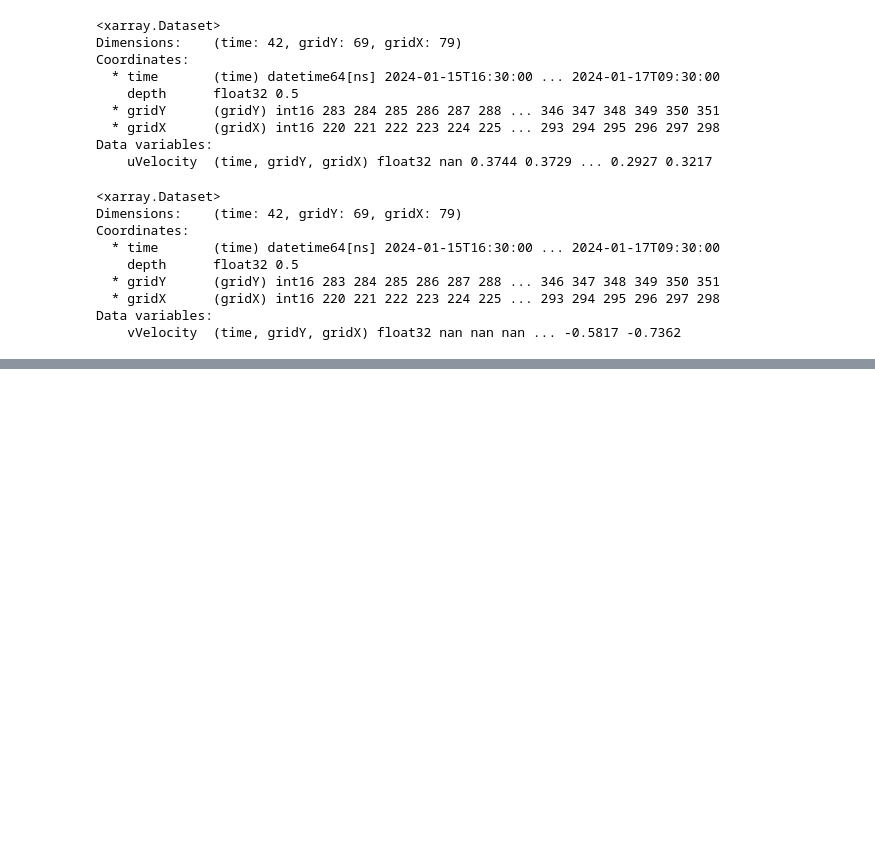
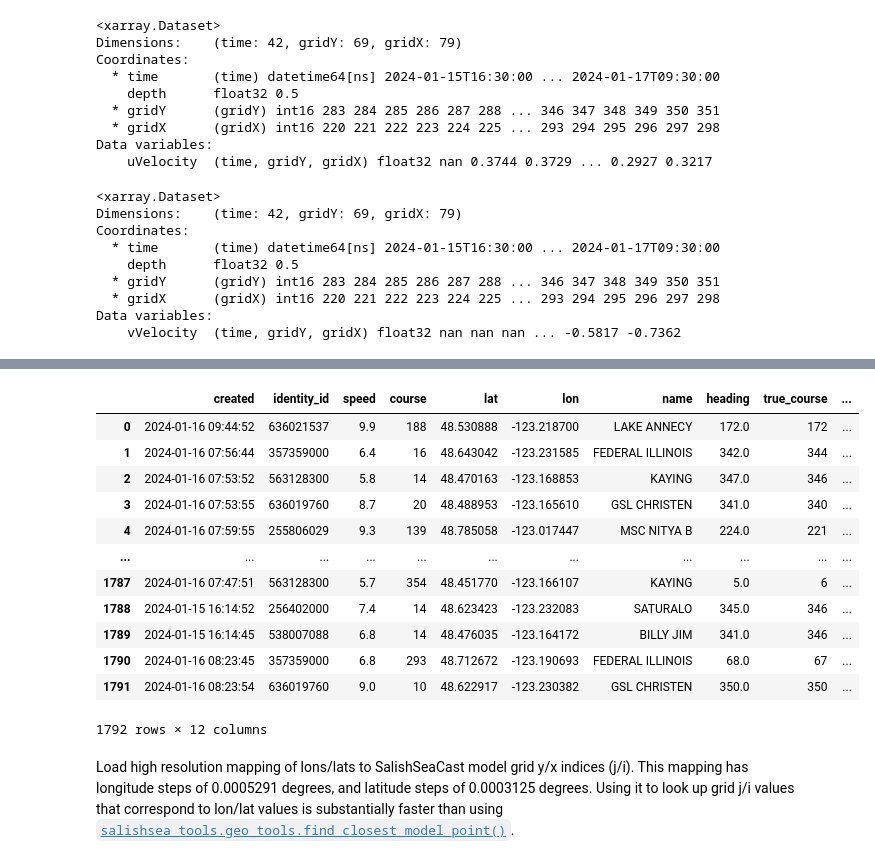
Before and after one commit to SalishSeaCast/analysis-doug, a Jupyter notebook: notebooks/EMSA-currents/explore_current_correction.ipynb, the cells around one changed output, grey strips where cells are left out. Cells and saved outputs as stored; diff of their text form; code cells hidden in the pictures; blank space fills up the shorter version.

Commit message:
Continue work on model currents & vessel AIS data

```diff
--- a/notebooks/EMSA-currents/explore_current_correction.ipynb
+++ b/notebooks/EMSA-currents/explore_current_correction.ipynb
@@ -305,0 +395,30 @@ Data variables:
+# %%
+def ais_velocity_components(row):
+    ais_vel_n = numpy.sin(numpy.deg2rad(row.cartesian_course))*row.speed
+    ais_vel_e = numpy.cos(numpy.deg2rad(row.cartesian_course))*row.speed
+    return ais_vel_e, ais_vel_n
+# %%
+ais_df['aisVelE'], ais_df['aisVelN'] =zip(*ais_df.apply(ais_velocity_components,axis=1))
+
+ais_df
+# %% [output]
+|  | created | identity_id | speed | course | lat | lon | name | heading | true_course | ... |
+| 0 | 2024-01-16 09:44:52 | 636021537 | 9.9 | 188 | 48.530888 | -123.218700 | LAKE ANNECY | 172.0 | 172 | ... |
+| 1 | 2024-01-16 07:56:44 | 357359000 | 6.4 | 16 | 48.643042 | -123.231585 | FEDERAL ILLINOIS | 342.0 | 344 | ... |
+| 2 | 2024-01-16 07:53:52 | 563128300 | 5.8 | 14 | 48.470163 | -123.168853 | KAYING | 347.0 | 346 | ... |
+| 3 | 2024-01-16 07:53:55 | 636019760 | 8.7 | 20 | 48.488953 | -123.165610 | GSL CHRISTEN | 341.0 | 340 | ... |
+| 4 | 2024-01-16 07:59:55 | 255806029 | 9.3 | 139 | 48.785058 | -123.017447 | MSC NITYA B | 224.0 | 221 | ... |
+| ... | ... | ... | ... | ... | ... | ... | ... | ... | ... | ... |
+| 1787 | 2024-01-16 07:47:51 | 563128300 | 5.7 | 354 | 48.451770 | -123.166107 | KAYING | 5.0 | 6 | ... |
+| 1788 | 2024-01-15 16:14:52 | 256402000 | 7.4 | 14 | 48.623423 | -123.232083 | SATURALO | 345.0 | 346 | ... |
+| 1789 | 2024-01-15 16:14:45 | 538007088 | 6.8 | 14 | 48.476035 | -123.164172 | BILLY JIM | 341.0 | 346 | ... |
+| 1790 | 2024-01-16 08:23:45 | 357359000 | 6.8 | 293 | 48.712672 | -123.190693 | FEDERAL ILLINOIS | 68.0 | 67 | ... |
+| 1791 | 2024-01-16 08:23:54 | 636019760 | 9.0 | 10 | 48.622917 | -123.230382 | GSL CHRISTEN | 350.0 | 350 | ... |
+1792 rows × 12 columns
+# %% [markdown]
+Load high resolution mapping of lons/lats to SalishSeaCast model grid y/x indices (j/i).
+This mapping has longitude steps of 0.0005291 degrees,
+and latitude steps of 0.0003125 degrees.
+Using it to look up grid j/i values that correspond to lon/lat values is substantially faster than
+using
+[`salishsea_tools.geo_tools.find_closest_model_point()`](https://salishsea-meopar-tools.readthedocs.io/en/latest/SalishSeaTools/api.html#salishsea_tools.geo_tools.find_closest_model_point).
```
Also changed, not shown: parts of 27 cells of this notebook.
